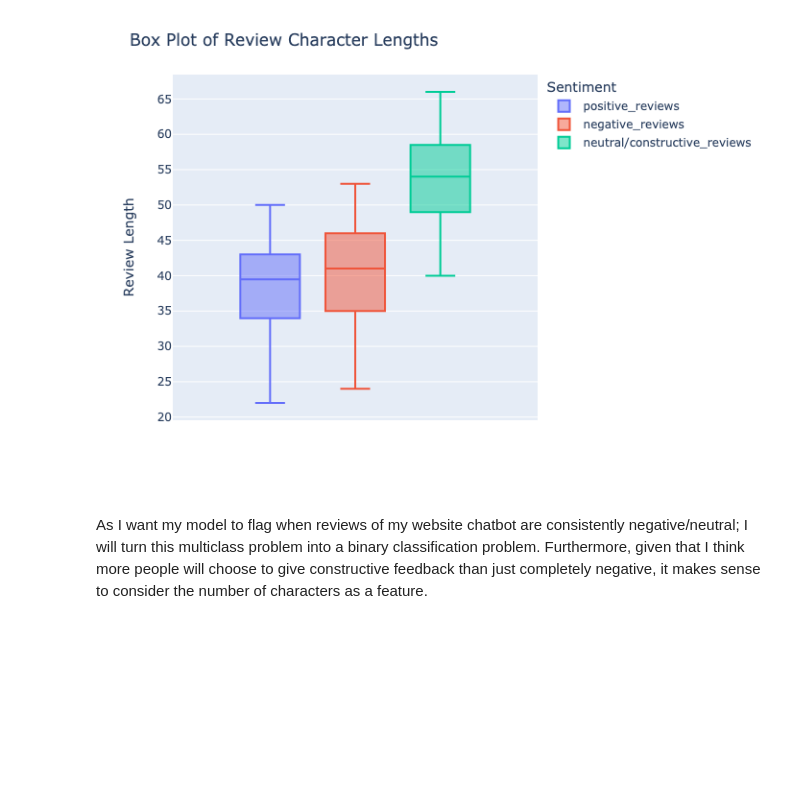
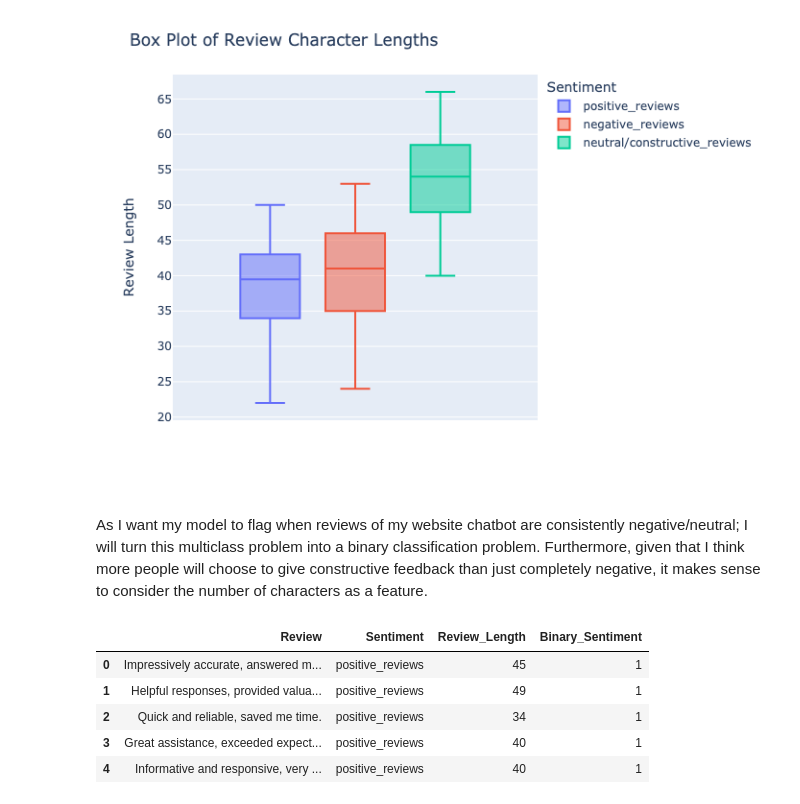
Before and after one commit to tajpatel58/ChatbotReviewer, a Jupyter notebook: Exploration/eda.ipynb, the cells around one changed output. Drawn from its saved outputs; the diff is of its cells as text; code cells hidden in the pictures; blank space fills up the shorter version.

```diff
--- a/Exploration/eda.ipynb
+++ b/Exploration/eda.ipynb
@@ -215,0 +222,9 @@ As I want my model to flag when reviews of my website chatbot are consistently n
+# %%
+reviews_df.head()
+# %% [output]
+|  | Review | Sentiment | Review_Length | Binary_Sentiment |
+| 0 | Impressively accurate, answered m... | positive_reviews | 45 | 1 |
+| 1 | Helpful responses, provided valua... | positive_reviews | 49 | 1 |
+| 2 | Quick and reliable, saved me time. | positive_reviews | 34 | 1 |
+| 3 | Great assistance, exceeded expect... | positive_reviews | 40 | 1 |
+| 4 | Informative and responsive, very ... | positive_reviews | 40 | 1 |
```
Also changed, not shown: parts of 3 cells of this notebook.
